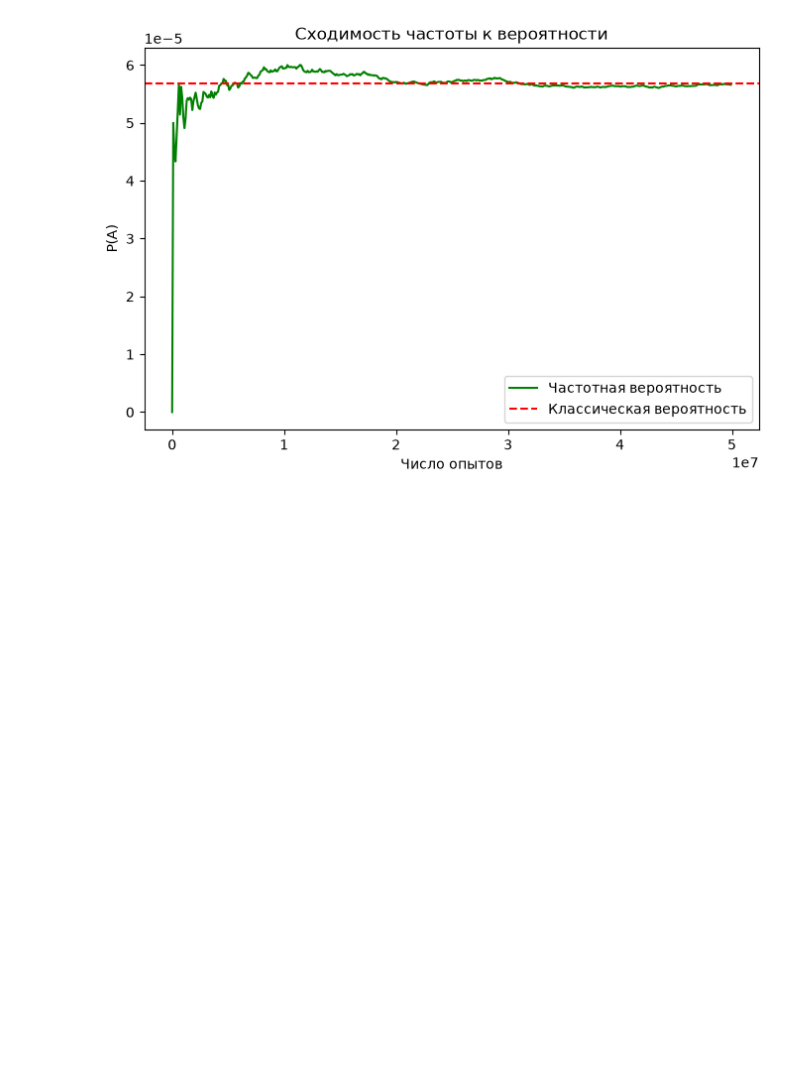
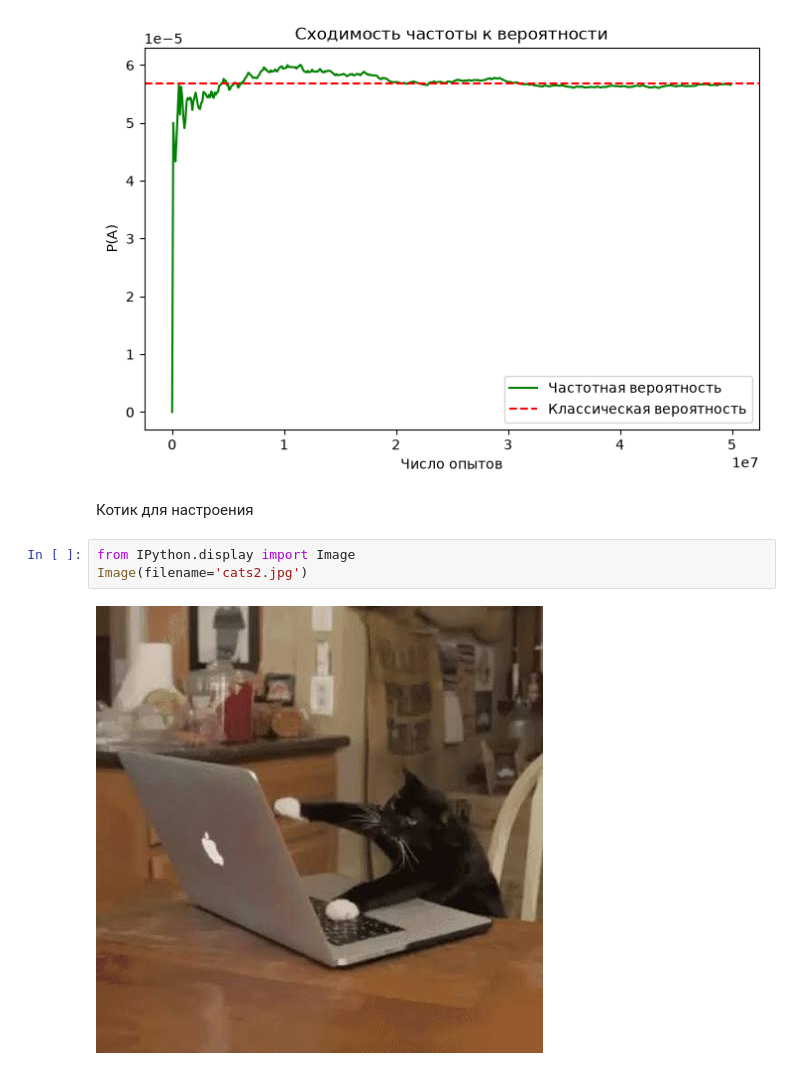
Before and after one commit to dvaJf/teoria-veratnosti, a Jupyter notebook: доп задачи/2 тема статистическая вероятность.ipynb, the cells around one changed output. Drawn from its saved outputs; the diff is of its cells as text; blank space fills up the shorter version.

Commit message:
котик

```diff
--- a/доп задачи/2 тема статистическая вероятность.ipynb
+++ b/доп задачи/2 тема статистическая вероятность.ipynb
@@ -61,3 +61,10 @@ plt.legend()
 plt.show()
 # %% [output]
 [figure]
+# %% [markdown]
+Котик для настроения
+# %%
+from IPython.display import Image
+Image(filename='cats2.jpg')
+# %% [output]
+[figure, added]
```
Also changed, not shown: 1 other file.
